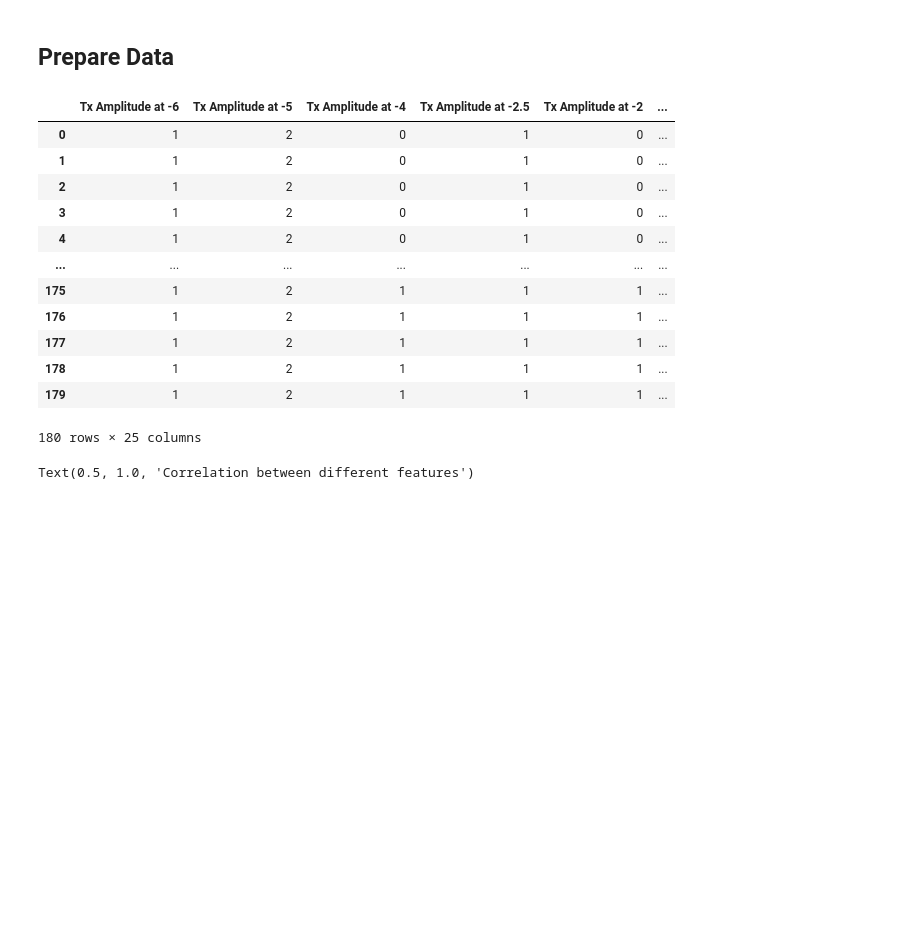
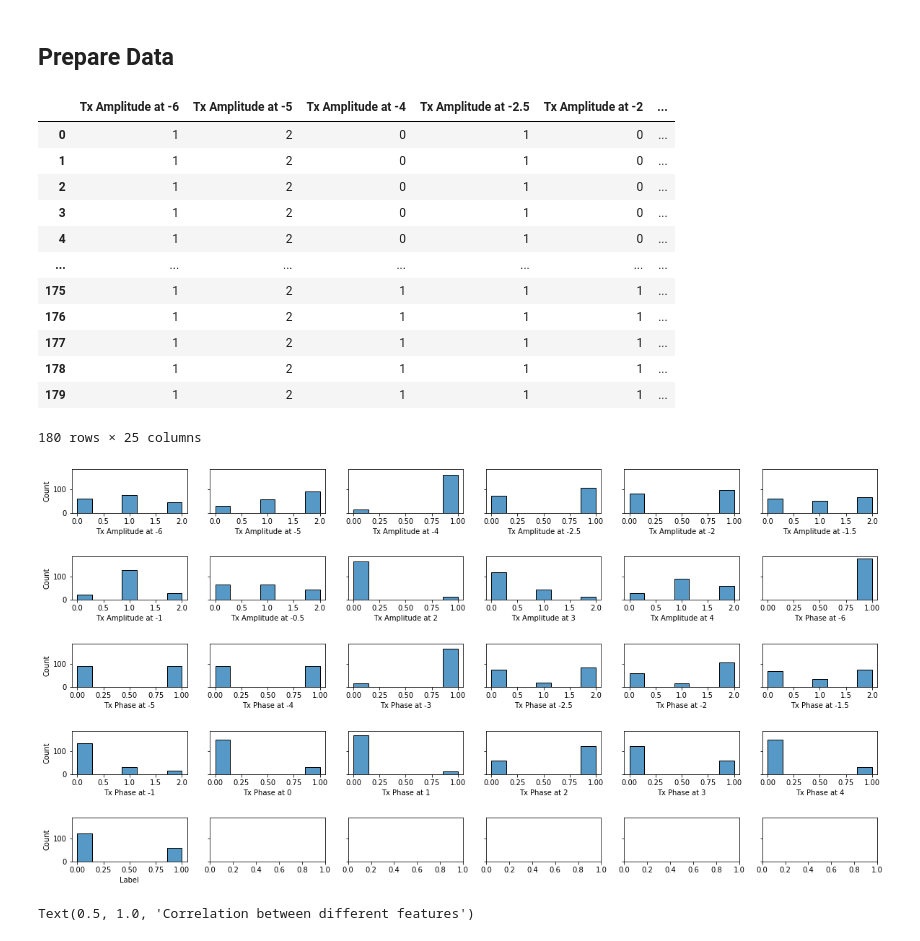
Before and after one commit to bjarreau/ML4MI, a Jupyter notebook: DT.ipynb, the cells around one changed output. Drawn from its saved outputs; the diff is of its cells as text; code cells hidden in the pictures; blank space fills up the shorter version.

```diff
--- a/DT.ipynb
+++ b/DT.ipynb
@@ -27,31 +28,42 @@ from sklearn import metrics
 # %%
 data = pd.read_csv("./Acoustic_Probing_DT.csv")
 data = data.drop(["ID", "Trial"], axis=1)
 data = data.drop(data.loc[:, data.nunique() == 1], axis=1)
 
 #When the csv reads in, it detects an extra row of NaN
 data = data.dropna()
 
 #DecisionTreeClassifier works on numeric only, need to encode
 le = preprocessing.LabelEncoder()
 for attribute in data.columns:
     data[attribute] = le.fit_transform(data[attribute].values)
 
 display(data)
+
+fig, axes = plt.subplots(5, 6, figsize=(20, 10), sharey=True)
+
+index = 0
+for i in range(len(data.keys())):
+    key = data.keys()[i]
+    if data[key].dtype != 'object':
+        sns.histplot(ax=axes[int(index/6)][index%6], x=key, data=data, bins=7)
+        index += 1
+plt.subplots_adjust(hspace=1)
 # %% [output]
 |  | Tx Amplitude at -6 | Tx Amplitude at -5 | Tx Amplitude at -4 | Tx Amplitude at -2.5 | Tx Amplitude at -2 | ... |
 | 0 | 1 | 2 | 0 | 1 | 0 | ... |
 | 1 | 1 | 2 | 0 | 1 | 0 | ... |
 | 2 | 1 | 2 | 0 | 1 | 0 | ... |
 | 3 | 1 | 2 | 0 | 1 | 0 | ... |
 | 4 | 1 | 2 | 0 | 1 | 0 | ... |
 | ... | ... | ... | ... | ... | ... | ... |
 | 175 | 1 | 2 | 1 | 1 | 1 | ... |
 | 176 | 1 | 2 | 1 | 1 | 1 | ... |
 | 177 | 1 | 2 | 1 | 1 | 1 | ... |
 | 178 | 1 | 2 | 1 | 1 | 1 | ... |
 | 179 | 1 | 2 | 1 | 1 | 1 | ... |
 180 rows × 25 columns
+[figure, added]
 # %%
 #correlation matrix using heatmap.
 corelationBetweenCols = data.corr();
```
Also changed, not shown: parts of 2 cells of this notebook, 2 other files.
